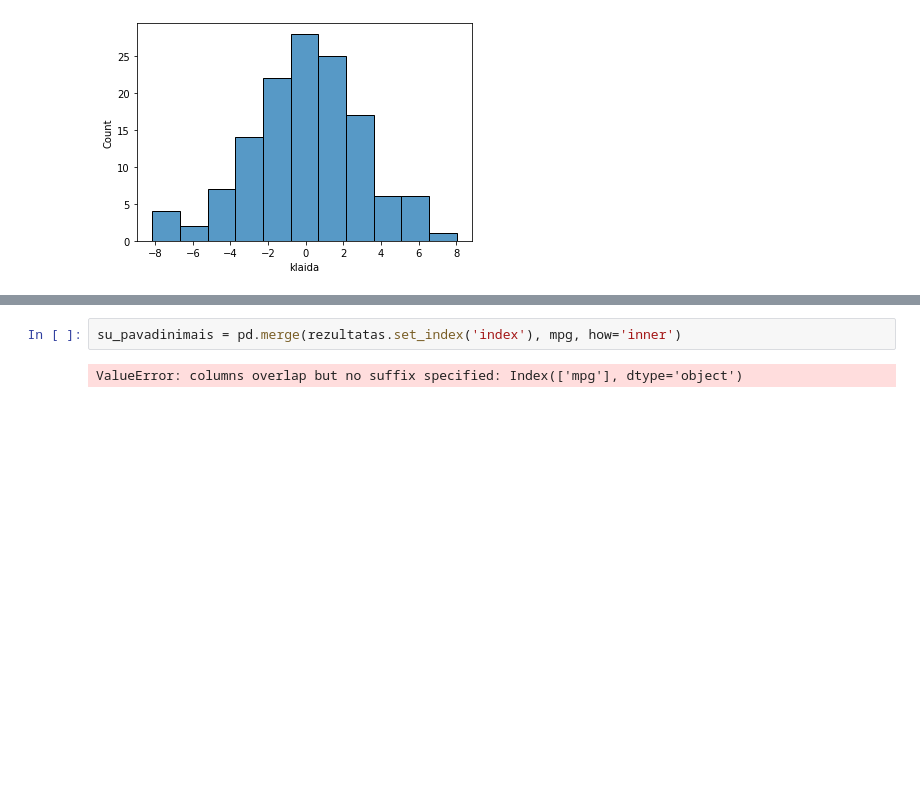
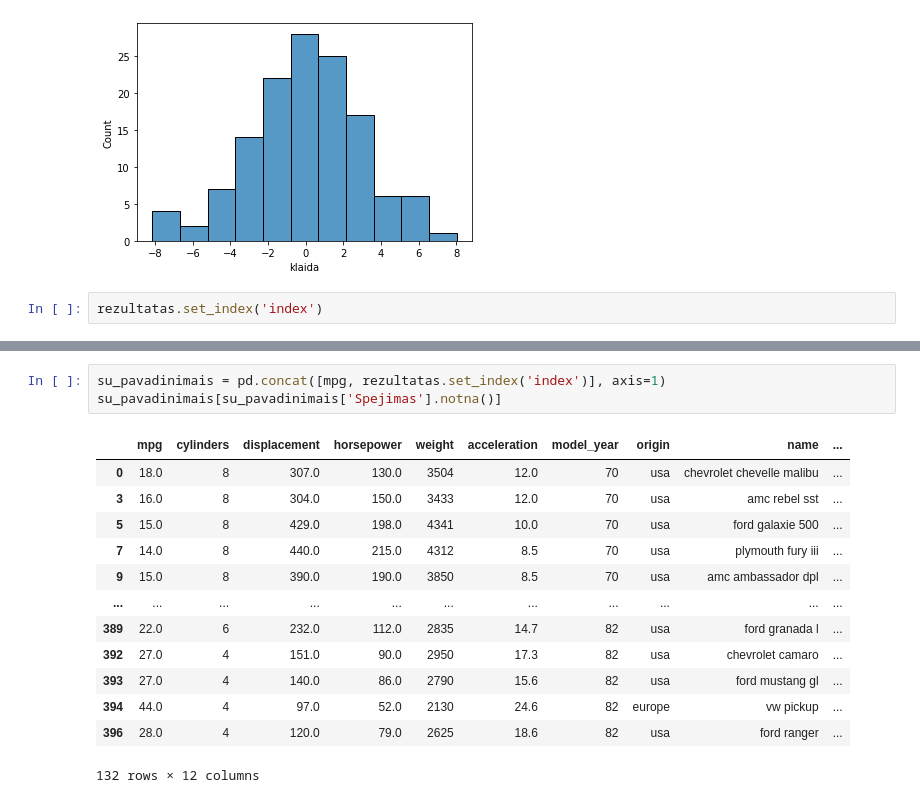
Before and after one commit to infohata/ptu1-advanced-math, a Jupyter notebook: ptu1_ml_lreg.ipynb, the cells around one changed output, grey strips where cells are left out. Drawn from its saved outputs; the diff is of its cells as text; blank space fills up the shorter version.

```diff
--- a/ptu1_ml_lreg.ipynb
+++ b/ptu1_ml_lreg.ipynb
@@ -250,3 +250,5 @@ sns.histplot(rezultatas['klaida'])
 # %% [output]
 <AxesSubplot:xlabel='klaida', ylabel='Count'>
 [figure]
+# %%
+rezultatas.set_index('index')
@@ -253,4 +279,17 @@ sns.histplot(rezultatas['klaida'])
 # %%
-su_pavadinimais = pd.merge(rezultatas.set_index('index'), mpg, how='inner')
+su_pavadinimais = pd.concat([mpg, rezultatas.set_index('index')], axis=1)
+su_pavadinimais[su_pavadinimais['Spejimas'].notna()]
 # %% [output]
+|  | mpg | cylinders | displacement | horsepower | weight | acceleration | model_year | origin | name | ... |
+| 0 | 18.0 | 8 | 307.0 | 130.0 | 3504 | 12.0 | 70 | usa | chevrolet chevelle malibu | ... |
+| 3 | 16.0 | 8 | 304.0 | 150.0 | 3433 | 12.0 | 70 | usa | amc rebel sst | ... |
+| 5 | 15.0 | 8 | 429.0 | 198.0 | 4341 | 10.0 | 70 | usa | ford galaxie 500 | ... |
+| 7 | 14.0 | 8 | 440.0 | 215.0 | 4312 | 8.5 | 70 | usa | plymouth fury iii | ... |
+| 9 | 15.0 | 8 | 390.0 | 190.0 | 3850 | 8.5 | 70 | usa | amc ambassador dpl | ... |
+| ... | ... | ... | ... | ... | ... | ... | ... | ... | ... | ... |
+| 389 | 22.0 | 6 | 232.0 | 112.0 | 2835 | 14.7 | 82 | usa | ford granada l | ... |
+| 392 | 27.0 | 4 | 151.0 | 90.0 | 2950 | 17.3 | 82 | usa | chevrolet camaro | ... |
+| 393 | 27.0 | 4 | 140.0 | 86.0 | 2790 | 15.6 | 82 | usa | ford mustang gl | ... |
+| 394 | 44.0 | 4 | 97.0 | 52.0 | 2130 | 24.6 | 82 | europe | vw pickup | ... |
+| 396 | 28.0 | 4 | 120.0 | 79.0 | 2625 | 18.6 | 82 | usa | ford ranger | ... |
-ValueError: columns overlap but no suffix specified: Index(['mpg'], dtype='object')
+132 rows × 12 columns
```
Also changed, not shown: parts of 2 cells of this notebook.
